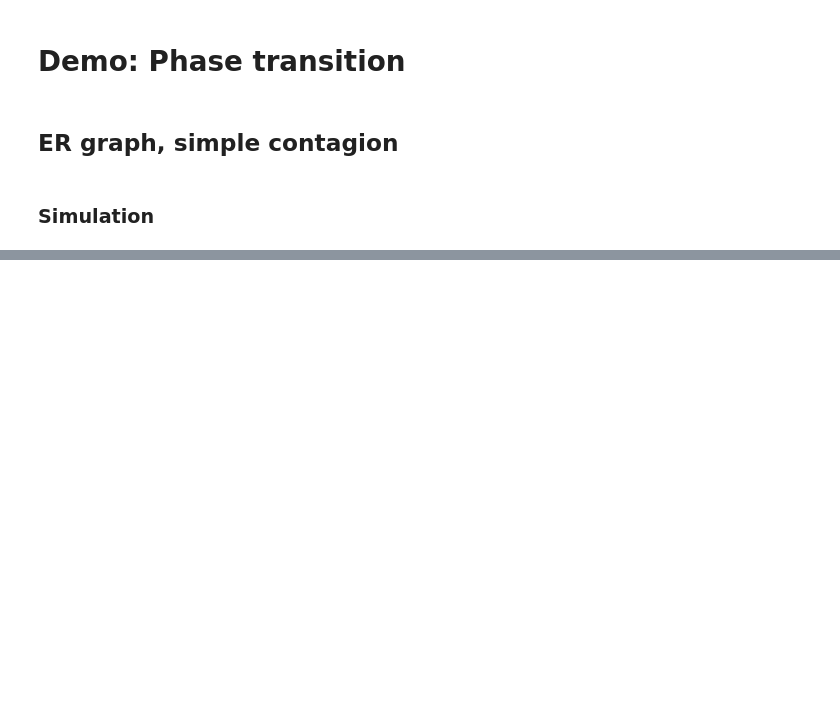
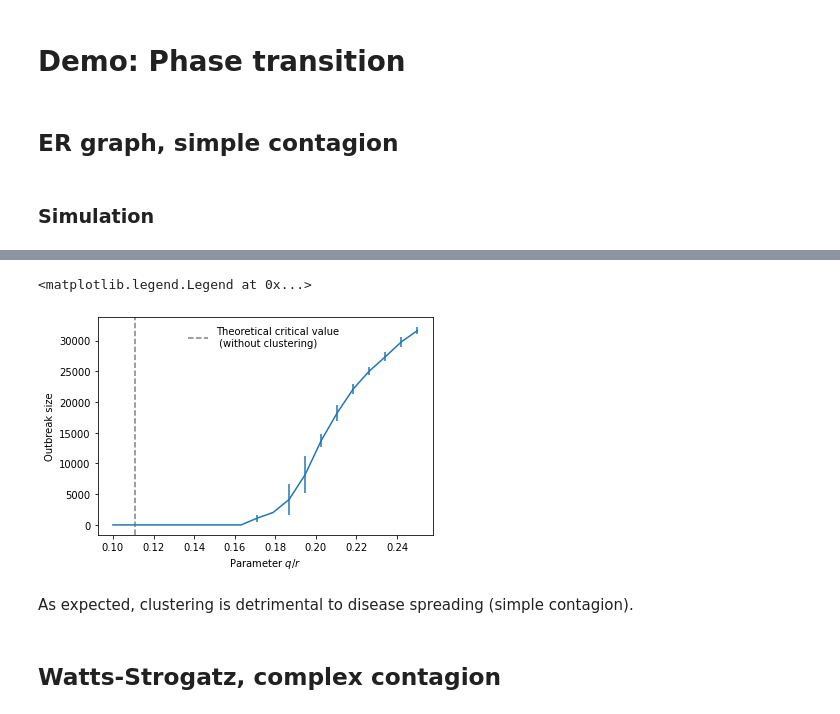
Before and after one commit to gstonge/fastsir, a Jupyter notebook: demo_phase_transition.ipynb, the cells around one changed output, grey strips where cells are left out. Drawn from its saved outputs; the diff is of its cells as text; code cells hidden in the pictures; blank space fills up the shorter version.

```diff
--- a/demo_phase_transition.ipynb
+++ b/demo_phase_transition.ipynb
@@ -68,0 +68,42 @@ R_arr
+# %%
+#contagion parameters
+r = 0.01 #recovery probability
+recovery_probability = r
+infection_func = lambda q,k: 1-(1-q)**k
+qlist = np.linspace(0.001,0.0025,20)
+q_crit = recovery_probability*(mean_degree/(mean_degree**2-mean_degree))
+# %%
+#simulation parameters
+period = np.inf #simulate until no infected node
+nb_sample = 100
+# %%
+R_arr = np.zeros((qlist.shape[0],nb_sample)) #results output for order parameter (Number of recovered)
+for i,q in enumerate(qlist):
+    #define process object for each q
+    infection_probability = infection_func(q,np.arange(max_degree+1))
+    process = sir(edgelist,recovery_probability,infection_probability)
+    #get sample
+    for j in range(nb_sample):
+        initial_infected_nodes = {np.random.randint(N)}
+        process.infect_node_set(initial_infected_nodes)
+        process.evolve(period,False,False)
+        R_arr[i,j] = process.get_current_macro_state()[3] #get number of recovered
+        process.reset()
+# %%
+#get mean and std for runs that go above 1% outbreak size
+R_arr_ma = np.ma.array(R_arr, mask = R_arr <= N/100)
+R_mean = np.array(R_arr_ma.mean(axis=1))
+R_std = np.array(R_arr_ma.std(axis=1))
+# %%
+plt.errorbar(qlist/r, R_mean, yerr = R_std)
+plt.axvline(q_crit/r,ls='--',color='grey', label='Theoretical critical value \n (without clustering)')
+plt.xlabel(r"Parameter $q/r$")
+plt.ylabel(r"Outbreak size")
+plt.legend(frameon=False)
+# %% [output]
+<matplotlib.legend.Legend at 0x...>
+[figure, added]
+# %% [markdown]
+As expected, clustering is detrimental to disease spreading (simple contagion).
+# %% [markdown]
+## Watts-Strogatz, complex contagion
```
Also changed, not shown: parts of 21 cells of this notebook, 3 other files.
